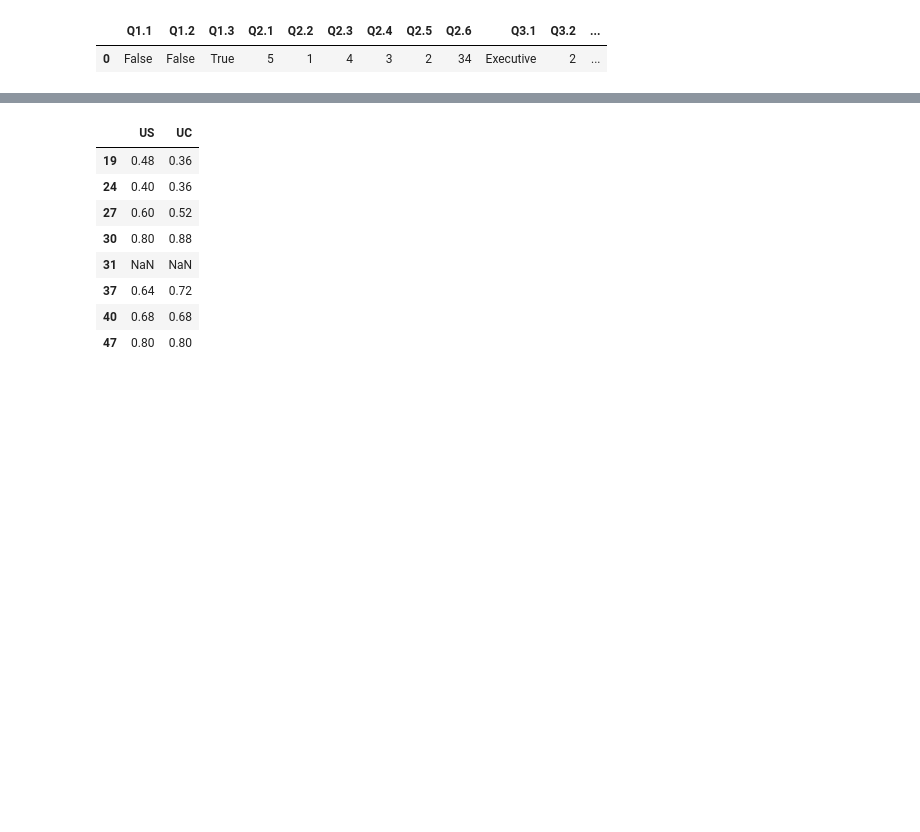
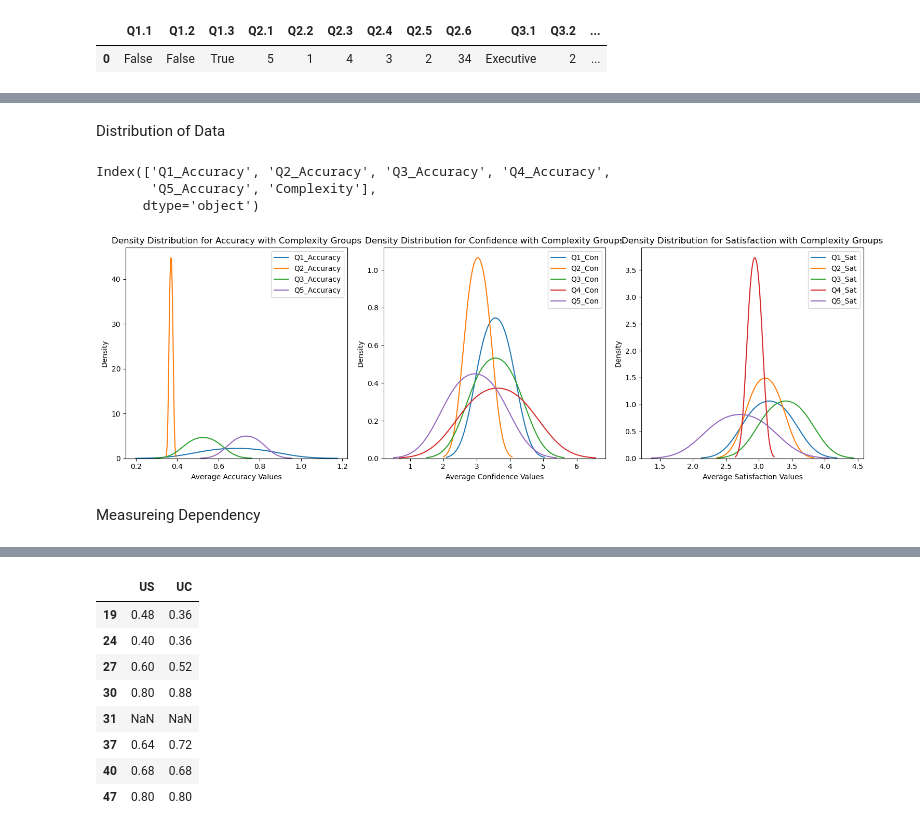
Before and after one commit to Roestenburg-J/arm_analysis, a Jupyter notebook: analysis.ipynb, the cells around one changed output, grey strips where cells are left out. Cells and saved outputs as stored; diff of their text form; code cells hidden in the pictures; blank space fills up the shorter version.

```diff
--- a/analysis.ipynb
+++ b/analysis.ipynb
@@ -201,0 +304,33 @@ all_responses.to_csv("./data/transformed/all_responses.csv")
+# %% [markdown]
+Distribution of Data
+# %%
+dfs = [accuracy, confidence, satisfaction]
+variables = ["Accuracy", "Confidence", "Satisfaction"]
+
+print(dfs[0].columns)
+
+# Plotting
+fig, axes = plt.subplots(nrows=1, ncols=3, figsize=(15, 5))
+
+for ax, df, variable in zip(axes, dfs, variables):
+    # Calculate average values per complexity group
+    avg_values = df.groupby("Complexity").mean()
+
+    # Plot density distribution for each complexity group
+    for column in avg_values.columns:
+        sns.kdeplot(data=avg_values[column], ax=ax, label=column)
+
+    ax.set_xlabel(f"Average {variable} Values")
+    ax.set_ylabel("Density")
+    ax.legend()
+    ax.set_title(f"Density Distribution for {variable} with Complexity Groups")
+
+plt.tight_layout()
+plt.show()
+# %% [output]
+Index(['Q1_Accuracy', 'Q2_Accuracy', 'Q3_Accuracy', 'Q4_Accuracy',
+       'Q5_Accuracy', 'Complexity'],
+      dtype='object')
+[figure, added]
+# %% [markdown]
+Measureing Dependency
```
Also changed, not shown: parts of 14 cells of this notebook.
